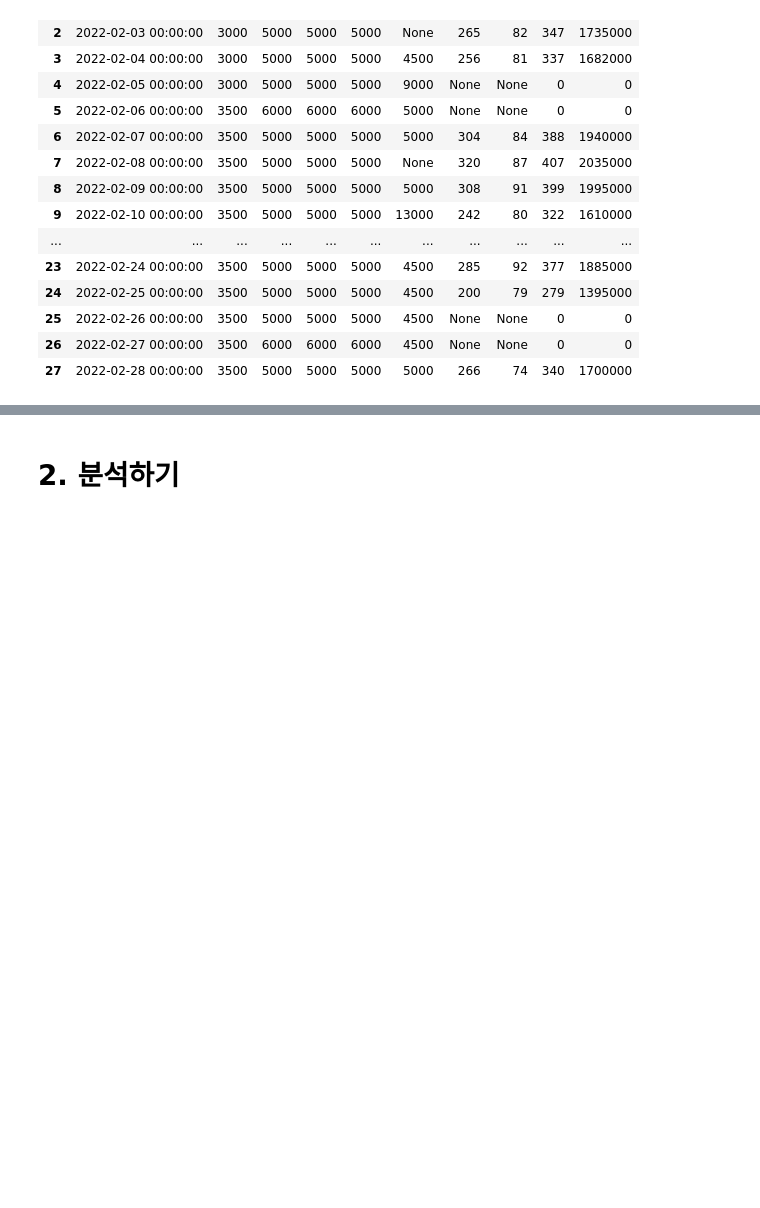
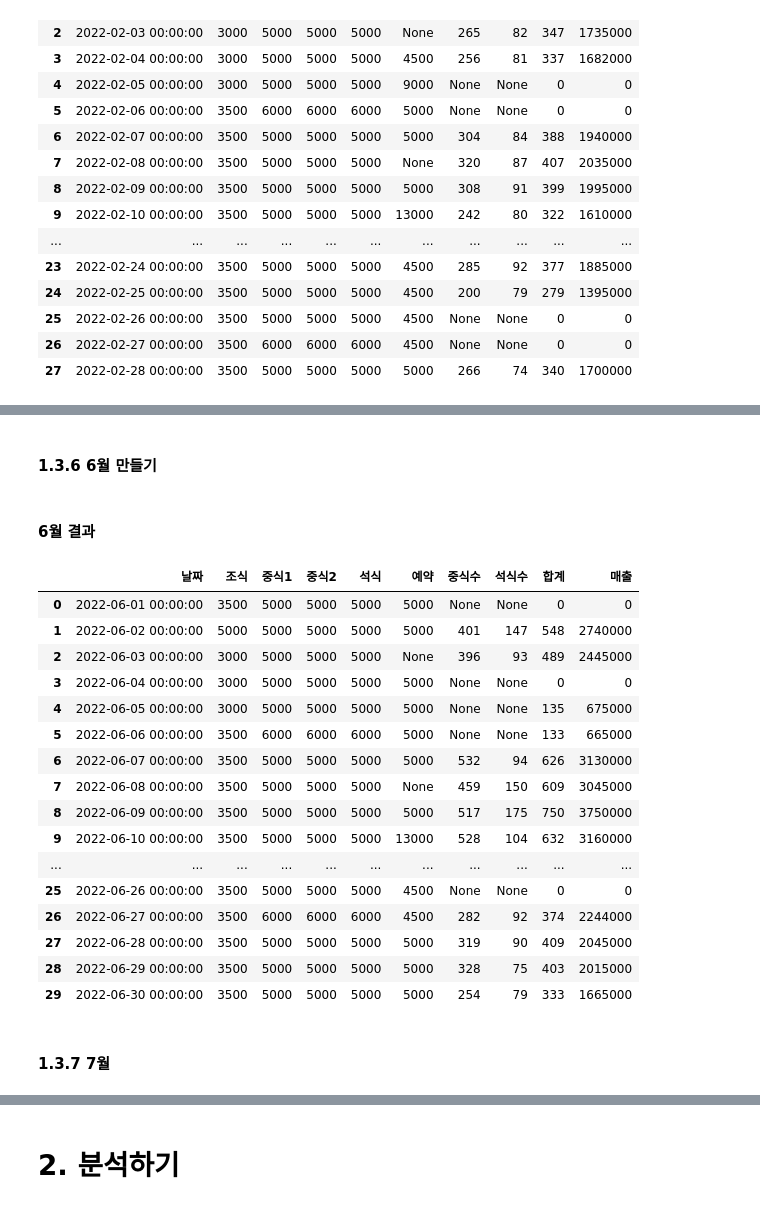
Before and after one commit to 10wook/School_Restaurants_demand_forcast, a Jupyter notebook: test.ipynb, the cells around one changed output, grey strips where cells are left out. Drawn from its saved outputs; the diff is of its cells as text; code cells hidden in the pictures; blank space fills up the shorter version.

```diff
--- a/test.ipynb
+++ b/test.ipynb
@@ -174,0 +375,2 @@ demend_info_2022_02
+# %% [markdown]
+#### 1.3.6 6월 만들기
@@ -174,0 +421,24 @@ demend_info_2022_02
+# %% [markdown]
+#### 6월 결과
+# %%
+demend_info_2022_06
+# %% [output]
+|  | 날짜 | 조식 | 중식1 | 중식2 | 석식 | 예약 | 중식수 | 석식수 | 합계 | 매출 |
+| 0 | 2022-06-01 00:00:00 | 3500 | 5000 | 5000 | 5000 | 5000 | None | None | 0 | 0 |
+| 1 | 2022-06-02 00:00:00 | 5000 | 5000 | 5000 | 5000 | 5000 | 401 | 147 | 548 | 2740000 |
+| 2 | 2022-06-03 00:00:00 | 3000 | 5000 | 5000 | 5000 | None | 396 | 93 | 489 | 2445000 |
+| 3 | 2022-06-04 00:00:00 | 3000 | 5000 | 5000 | 5000 | 5000 | None | None | 0 | 0 |
+| 4 | 2022-06-05 00:00:00 | 3000 | 5000 | 5000 | 5000 | 5000 | None | None | 135 | 675000 |
+| 5 | 2022-06-06 00:00:00 | 3500 | 6000 | 6000 | 6000 | 5000 | None | None | 133 | 665000 |
+| 6 | 2022-06-07 00:00:00 | 3500 | 5000 | 5000 | 5000 | 5000 | 532 | 94 | 626 | 3130000 |
+| 7 | 2022-06-08 00:00:00 | 3500 | 5000 | 5000 | 5000 | None | 459 | 150 | 609 | 3045000 |
+| 8 | 2022-06-09 00:00:00 | 3500 | 5000 | 5000 | 5000 | 5000 | 517 | 175 | 750 | 3750000 |
+| 9 | 2022-06-10 00:00:00 | 3500 | 5000 | 5000 | 5000 | 13000 | 528 | 104 | 632 | 3160000 |
+| ... | ... | ... | ... | ... | ... | ... | ... | ... | ... | ... |
+| 25 | 2022-06-26 00:00:00 | 3500 | 5000 | 5000 | 5000 | 4500 | None | None | 0 | 0 |
+| 26 | 2022-06-27 00:00:00 | 3500 | 6000 | 6000 | 6000 | 4500 | 282 | 92 | 374 | 2244000 |
+| 27 | 2022-06-28 00:00:00 | 3500 | 5000 | 5000 | 5000 | 5000 | 319 | 90 | 409 | 2045000 |
+| 28 | 2022-06-29 00:00:00 | 3500 | 5000 | 5000 | 5000 | 5000 | 328 | 75 | 403 | 2015000 |
+| 29 | 2022-06-30 00:00:00 | 3500 | 5000 | 5000 | 5000 | 5000 | 254 | 79 | 333 | 1665000 |
+# %% [markdown]
+#### 1.3.7 7월
```
Also changed, not shown: parts of 21 cells of this notebook.
